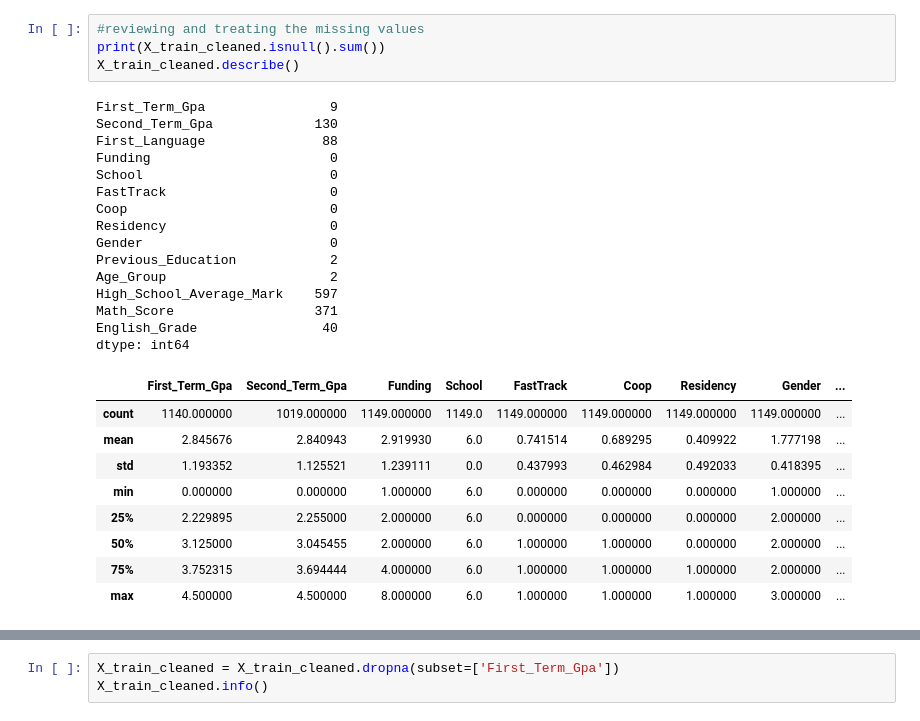
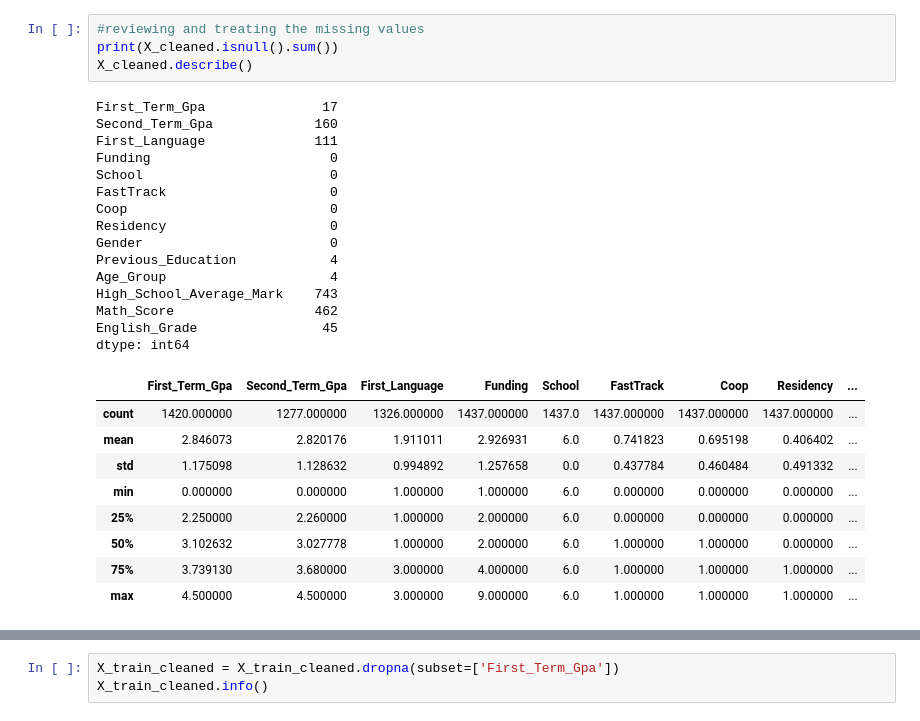
Before and after one commit to ryaoltech/COMP258_GRP05_NN, a Jupyter notebook: COMP258-NN-Group05_ROL.ipynb, the cells around one changed output, grey strips where cells are left out. Saved outputs shown, nothing was run; the diff lists cells and outputs as text.

```diff
--- a/COMP258-NN-Group05_ROL.ipynb
+++ b/COMP258-NN-Group05_ROL.ipynb
@@ -215,29 +369,29 @@ None
 # %%
 #reviewing and treating the missing values
-print(X_train_cleaned.isnull().sum())
-X_train_cleaned.describe()
+print(X_cleaned.isnull().sum())
+X_cleaned.describe()
 # %% [output]
-First_Term_Gpa                9
-Second_Term_Gpa             130
-First_Language               88
+First_Term_Gpa               17
+Second_Term_Gpa             160
+First_Language              111
 Funding                       0
 School                        0
 FastTrack                     0
 Coop                          0
 Residency                     0
 Gender                        0
-Previous_Education            2
-Age_Group                     2
-High_School_Average_Mark    597
-Math_Score                  371
-English_Grade                40
+Previous_Education            4
+Age_Group                     4
+High_School_Average_Mark    743
+Math_Score                  462
+English_Grade                45
 dtype: int64
-|  | First_Term_Gpa | Second_Term_Gpa | Funding | School | FastTrack | Coop | Residency | Gender | ... |
-| count | 1140.000000 | 1019.000000 | 1149.000000 | 1149.0 | 1149.000000 | 1149.000000 | 1149.000000 | 1149.000000 | ... |
-| mean | 2.845676 | 2.840943 | 2.919930 | 6.0 | 0.741514 | 0.689295 | 0.409922 | 1.777198 | ... |
-| std | 1.193352 | 1.125521 | 1.239111 | 0.0 | 0.437993 | 0.462984 | 0.492033 | 0.418395 | ... |
-| min | 0.000000 | 0.000000 | 1.000000 | 6.0 | 0.000000 | 0.000000 | 0.000000 | 1.000000 | ... |
-| 25% | 2.229895 | 2.255000 | 2.000000 | 6.0 | 0.000000 | 0.000000 | 0.000000 | 2.000000 | ... |
-| 50% | 3.125000 | 3.045455 | 2.000000 | 6.0 | 1.000000 | 1.000000 | 0.000000 | 2.000000 | ... |
-| 75% | 3.752315 | 3.694444 | 4.000000 | 6.0 | 1.000000 | 1.000000 | 1.000000 | 2.000000 | ... |
-| max | 4.500000 | 4.500000 | 8.000000 | 6.0 | 1.000000 | 1.000000 | 1.000000 | 3.000000 | ... |
+|  | First_Term_Gpa | Second_Term_Gpa | First_Language | Funding | School | FastTrack | Coop | Residency | ... |
+| count | 1420.000000 | 1277.000000 | 1326.000000 | 1437.000000 | 1437.0 | 1437.000000 | 1437.000000 | 1437.000000 | ... |
+| mean | 2.846073 | 2.820176 | 1.911011 | 2.926931 | 6.0 | 0.741823 | 0.695198 | 0.406402 | ... |
+| std | 1.175098 | 1.128632 | 0.994892 | 1.257658 | 0.0 | 0.437784 | 0.460484 | 0.491332 | ... |
+| min | 0.000000 | 0.000000 | 1.000000 | 1.000000 | 6.0 | 0.000000 | 0.000000 | 0.000000 | ... |
+| 25% | 2.250000 | 2.260000 | 1.000000 | 2.000000 | 6.0 | 0.000000 | 0.000000 | 0.000000 | ... |
+| 50% | 3.102632 | 3.027778 | 1.000000 | 2.000000 | 6.0 | 1.000000 | 1.000000 | 0.000000 | ... |
+| 75% | 3.739130 | 3.680000 | 3.000000 | 4.000000 | 6.0 | 1.000000 | 1.000000 | 1.000000 | ... |
+| max | 4.500000 | 4.500000 | 3.000000 | 9.000000 | 6.0 | 1.000000 | 1.000000 | 1.000000 | ... |
```
Also changed, not shown: parts of 30 cells of this notebook, 1 other file.
